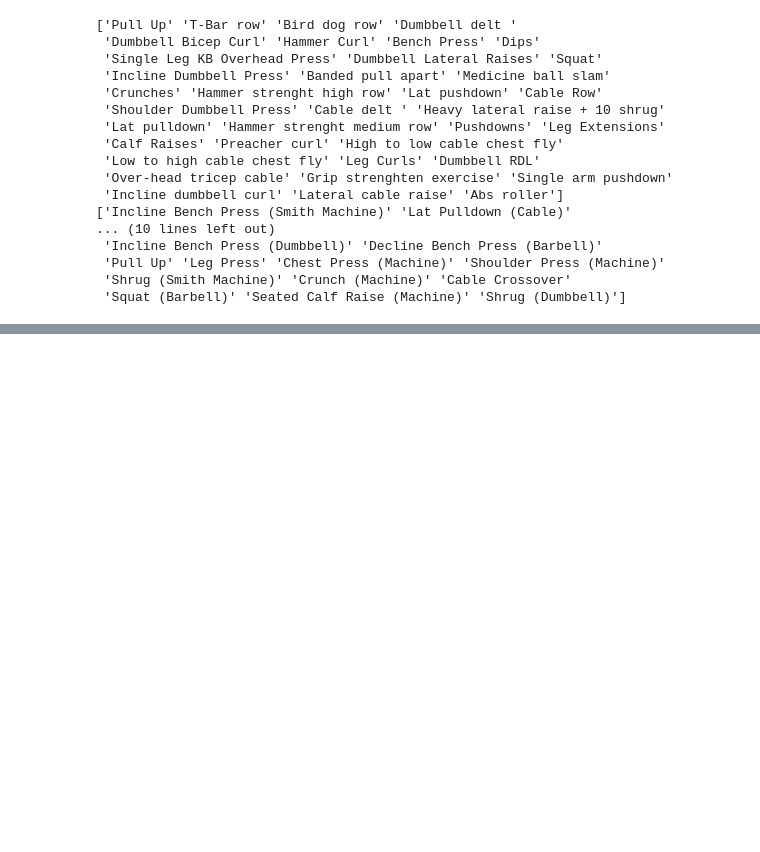
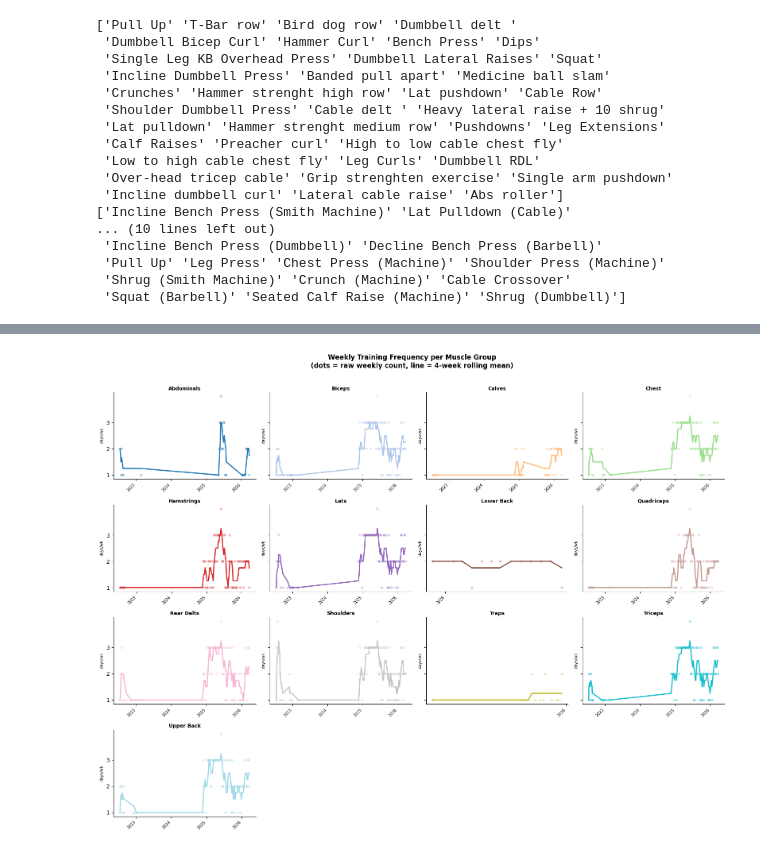
Before and after one commit to TonyDeDev/personal-trainning-data-analysis, a Jupyter notebook: gymProgressAnalysis.ipynb, the cells around one changed output, grey strips where cells are left out. Drawn from its saved outputs; the diff is of its cells as text; code cells hidden in the pictures; blank space fills up the shorter version.

Commit message:
Revamp code for newdataset from new source, update dashboard with custom muscle anatomy

```diff
--- a/gymProgressAnalysis.ipynb
+++ b/gymProgressAnalysis.ipynb
@@ -473,0 +309,4 @@ For **lat pulldown (cable)**, In 2022, training frequency was relatively high, b
+# %%
+df3 = pd.read_csv('data/raw/workout_data.csv')
+print(df3.shape)
+df3.head(3)
@@ -473,0 +834,65 @@ For **lat pulldown (cable)**, In 2022, training frequency was relatively high, b
+# %%
+import matplotlib.pyplot as plt
+import matplotlib.dates as mdates
+import numpy as np
+
+plt.rcParams['figure.figsize'] = (13, 4)
+plt.rcParams['axes.titlesize']  = 12
+plt.rcParams['axes.titleweight'] = 'bold'
+plt.rcParams['axes.spines.top']  = False
+plt.rcParams['axes.spines.right'] = False
+
+weekly_freq = (
+    df3[df3['muscle_group'] != 'other']
+    .groupby(['year', 'week', 'muscle_group'])
+    .agg(frequency=('frequency', 'max'), date=('date', 'min'))
+    .reset_index()
+)
+weekly_freq['date'] = pd.to_datetime(weekly_freq['date'])
+
+all_groups = sorted(weekly_freq['muscle_group'].unique())
+cmap   = plt.colormaps['tab20'].resampled(len(all_groups))
+colors = {mg: cmap(i) for i, mg in enumerate(all_groups)}
+
+N_COLS = 4
+n_rows = int(np.ceil(len(all_groups) / N_COLS))
+
+fig, axes = plt.subplots(n_rows, N_COLS,
+                         figsize=(16, n_rows * 3),
+                         sharey=True)
+axes = axes.flatten()
+
+for idx, mg in enumerate(all_groups):
+    ax  = axes[idx]
+    sub = (weekly_freq[weekly_freq['muscle_group'] == mg]
+           .sort_values('date')
+           .copy())
+
+    # 4-week rolling mean on date-sorted series
+    sub['rolling'] = sub['frequency'].rolling(4, min_periods=1).mean()
+
+    color = colors[mg]
+    ax.scatter(sub['date'], sub['frequency'],
+               color=color, alpha=0.25, s=14, zorder=2)
+    ax.plot(sub['date'], sub['rolling'],
+            color=color, lw=2, zorder=3)
+
+    ax.set_title(mg, fontsize=9, fontweight='bold', pad=4)
+    ax.set_ylabel('days/wk', fontsize=7)
+    ax.set_yticks([1, 2, 3])
+    ax.xaxis.set_major_formatter(mdates.DateFormatter("%Y"))
+    ax.xaxis.set_major_locator(mdates.YearLocator())
+    plt.setp(ax.xaxis.get_majorticklabels(), rotation=45, ha='right', fontsize=7)
+    ax.spines['top'].set_visible(False)
+    ax.spines['right'].set_visible(False)
+
+# hide unused subplots
+for idx in range(len(all_groups), len(axes)):
+    axes[idx].set_visible(False)
+
+fig.suptitle('Weekly Training Frequency per Muscle Group\n(dots = raw weekly count, line = 4-week rolling mean)',
+             fontsize=12, fontweight='bold', y=1.01)
+plt.tight_layout()
+plt.show()
+# %% [output]
+[figure, added]
```
Also changed, not shown: parts of 42 cells of this notebook, 12 other files.
